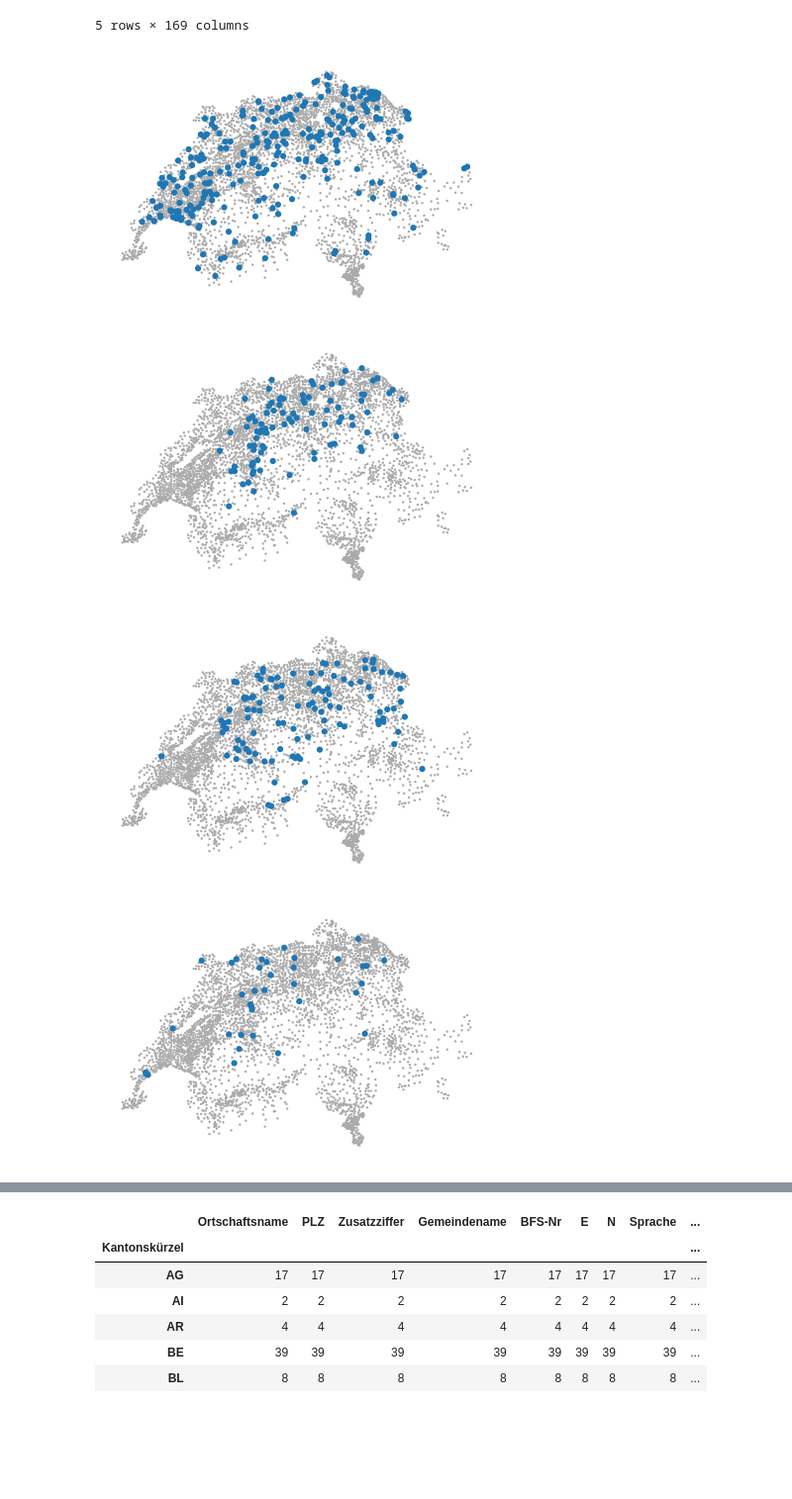
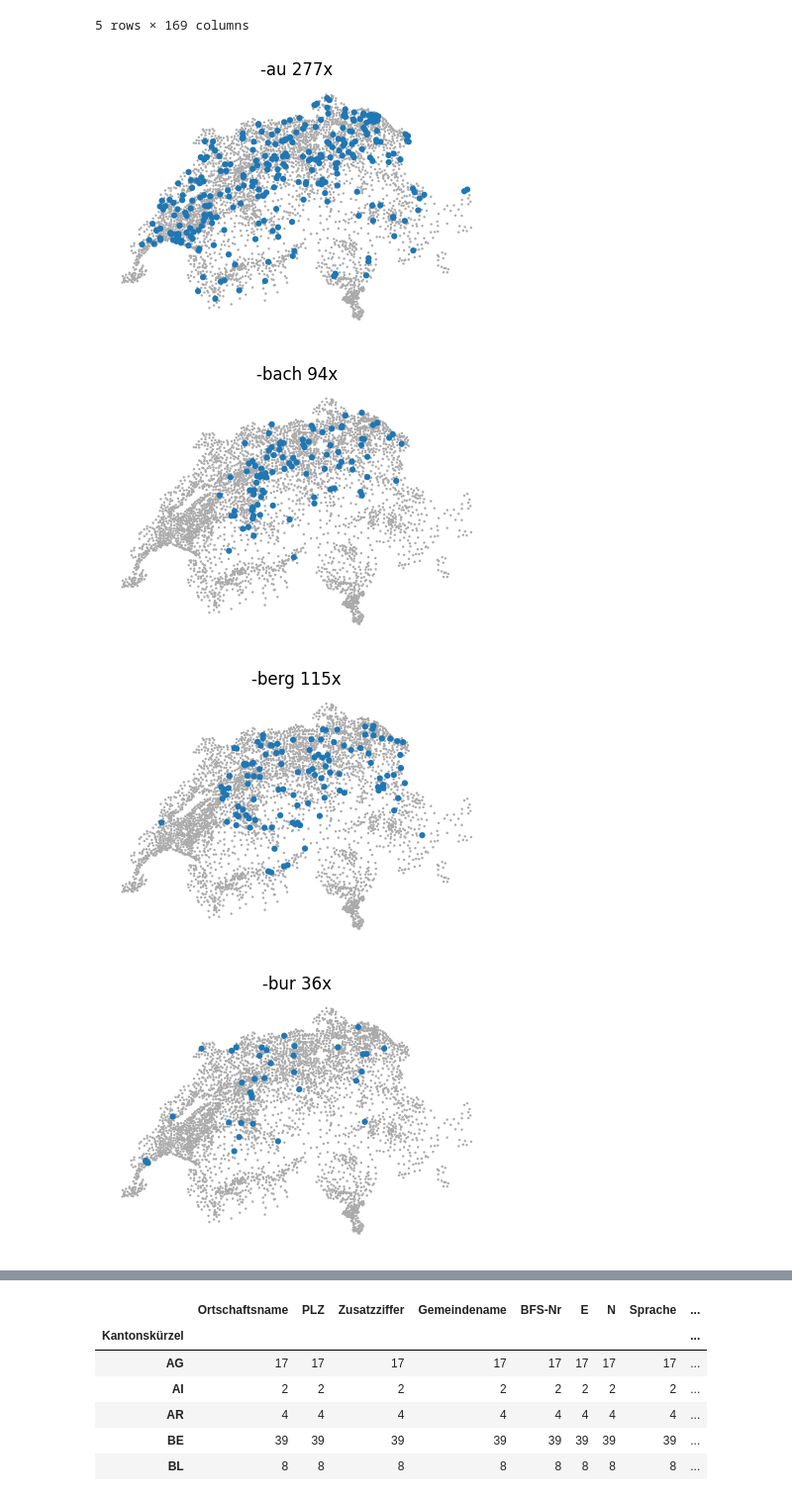
Before and after one commit to Roald87/citykon, a Jupyter notebook: citykon.ipynb, the cells around one changed output, grey strips where cells are left out. Shown at 99% size. Drawn from its saved outputs; the diff is of its cells as text; code cells hidden in the pictures; blank space fills up the shorter version.

Commit message:
add titles to graphs

```diff
--- a/citykon.ipynb
+++ b/citykon.ipynb
@@ -34,33 +34,34 @@ world.head()
 # %%
 switzerland = world[world.ADMIN == 'Switzerland']
 
 endings = "au bach bur heim rüti ikon ingen hof dorf wil berg tal stetten schwand stat wang".split()
 for ending in sorted(endings):
     fig, ax = plt.subplots(figsize=(5, 5))
 
     specific_ending = cities["Ortschaftsname"].str.contains(f"{ending}\s*", regex=True, flags=re.IGNORECASE)
 
     # All other cities
     without_ending = cities[~specific_ending]
     gdf = gpd.GeoDataFrame(without_ending, geometry=gpd.points_from_xy(without_ending['E'], without_ending['N']))
     # Set the initial CRS to WGS84 (EPSG:4326) if not already set, the normal projection of switzerland on most maps
     gdf.set_crs(epsg=4326, inplace=True)
     gdf.plot(ax=ax, markersize=3, alpha=1, color='#aaa', edgecolor='none')
 
     # Cities with specific ending
     with_ending = cities[specific_ending]
     gdf = gpd.GeoDataFrame(with_ending, geometry=gpd.points_from_xy(with_ending['E'], with_ending['N']))
     # Set the initial CRS to WGS84 (EPSG:4326) if not already set, the normal projection of switzerland on most maps
     gdf.set_crs(epsg=4326, inplace=True)
     gdf.plot(ax=ax, markersize=20, alpha=1, edgecolor='none')
 
     ax.set_facecolor('none')  # Set the axis background to be transparent
 
+    plt.title(f"-{ending} {len(with_ending)}x")
     plt.axis('off')
     plt.savefig(f"{ending}_{len(with_ending)}.png", bbox_inches='tight', transparent=True)
     plt.show()
 # %% [output]
-[figure, old version]
+[figure, new version]
-[figure, old version]
+[figure, new version]
-[figure, old version]
+[figure, new version]
-[figure, old version]
+[figure, new version]
```
Also changed, not shown: parts of 1 cell of this notebook, 16 other files.
